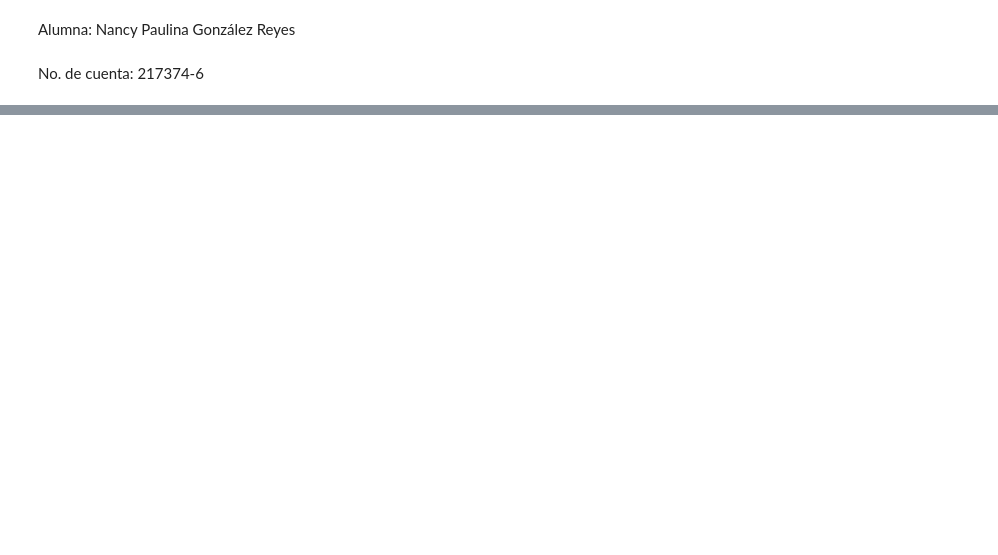
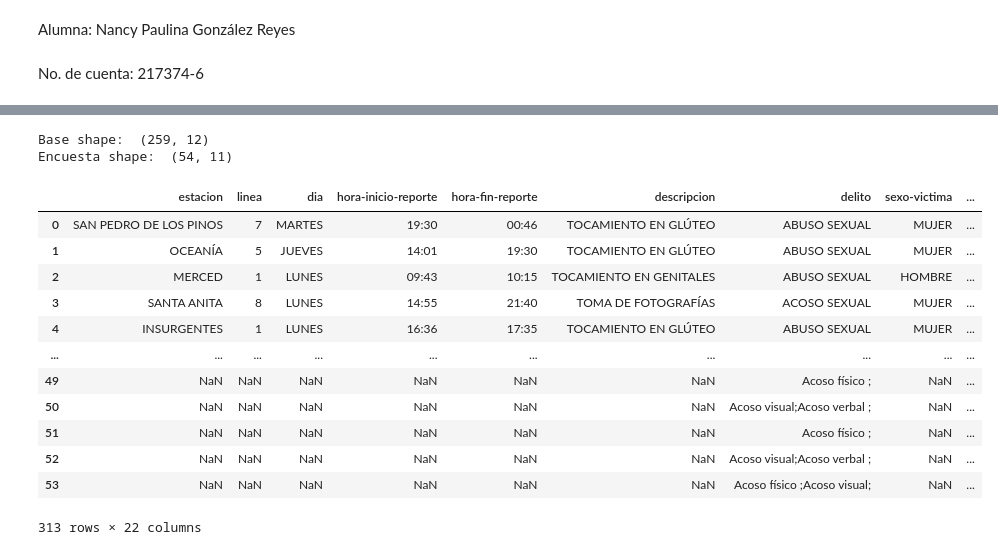
Before and after one commit to pauNancy21/Tareas-Ciencia-Datos, a Jupyter notebook: Código_fuente_ASE_I_NPGR.ipynb, the cells around one changed output, grey strips where cells are left out. Saved outputs shown, nothing was run; the diff lists cells and outputs as text; code cells hidden in the pictures; blank space fills up the shorter version.

```diff
--- a/Código_fuente_ASE_I_NPGR.ipynb
+++ b/Código_fuente_ASE_I_NPGR.ipynb
@@ -54,4 +54,30 @@ Saving Encuesta Violencia y Abusos sexuales en el Metro.csv to Encuesta Violenci
 # %%
 #Leer los archivos
-violenciametro = pd.read_csv(io.BytesIO(uploaded['Análisis de la violencia y abusos sexuales en el sistema de metro de la CDMX (2).csv']), sep = ';')
-encuestaviolencia = pd.read_csv(io.BytesIO(uploaded['Encuesta Violencia y Abusos sexuales en el Metro.csv']), sep = ',')
+violenciametro = pd.read_csv(io.BytesIO(uploaded['Análisis de la violencia y abusos sexuales en el sistema de metro de la CDMX (2).csv']), sep = ',')
+encuestaviolencia = pd.read_csv(io.BytesIO(uploaded['Análisis de violencia hacia las mujeres en el metro.csv']), sep = ',')
+# Forma de los datos
+print('Base shape: ', violenciametro.shape)
+print('Encuesta shape: ', encuestaviolencia.shape)
+# %% [output]
+Base shape:  (259, 12)
+Encuesta shape:  (54, 11)
+# %%
+# Se crea una secuencia de DataFrame
+frames = [violenciametro, encuestaviolencia]
+#Se concatenan los archivos
+datos = pd.concat(frames, sort = False)
+datos
+# %% [output]
+|  | estacion | linea | dia | hora-inicio-reporte | hora-fin-reporte | descripcion | delito | sexo-victima | ... |
+| 0 | SAN PEDRO DE LOS PINOS | 7 | MARTES | 19:30 | 00:46 | TOCAMIENTO EN GLÚTEO | ABUSO SEXUAL | MUJER | ... |
+| 1 | OCEANÍA | 5 | JUEVES | 14:01 | 19:30 | TOCAMIENTO EN GLÚTEO | ABUSO SEXUAL | MUJER | ... |
+| 2 | MERCED | 1 | LUNES | 09:43 | 10:15 | TOCAMIENTO EN GENITALES | ABUSO SEXUAL | HOMBRE | ... |
+| 3 | SANTA ANITA | 8 | LUNES | 14:55 | 21:40 | TOMA DE FOTOGRAFÍAS | ACOSO SEXUAL | MUJER | ... |
+| 4 | INSURGENTES | 1 | LUNES | 16:36 | 17:35 | TOCAMIENTO EN GLÚTEO | ABUSO SEXUAL | MUJER | ... |
+| ... | ... | ... | ... | ... | ... | ... | ... | ... | ... |
+| 49 | NaN | NaN | NaN | NaN | NaN | NaN | Acoso físico ; | NaN | ... |
+| 50 | NaN | NaN | NaN | NaN | NaN | NaN | Acoso visual;Acoso verbal ; | NaN | ... |
+| 51 | NaN | NaN | NaN | NaN | NaN | NaN | Acoso físico ; | NaN | ... |
+| 52 | NaN | NaN | NaN | NaN | NaN | NaN | Acoso visual;Acoso verbal ; | NaN | ... |
+| 53 | NaN | NaN | NaN | NaN | NaN | NaN | Acoso físico ;Acoso visual; | NaN | ... |
+313 rows × 22 columns
```
Also changed, not shown: parts of 18 cells of this notebook.
